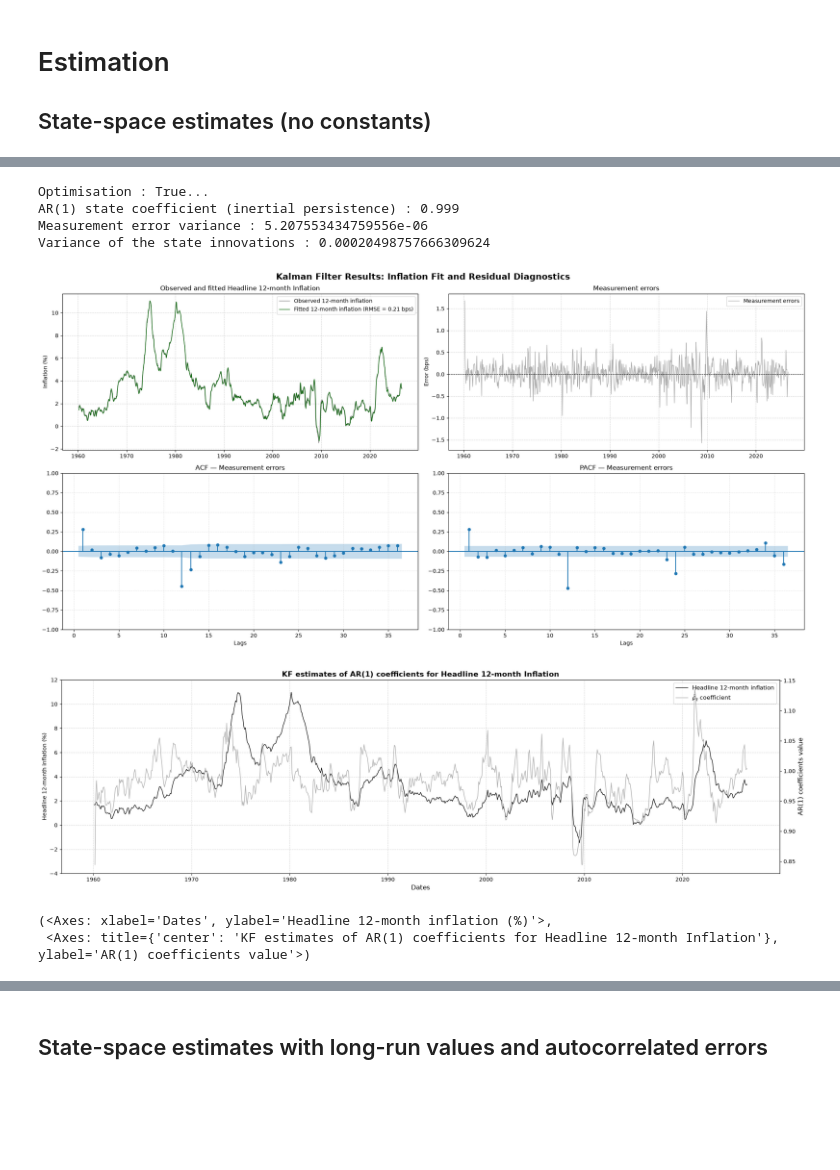
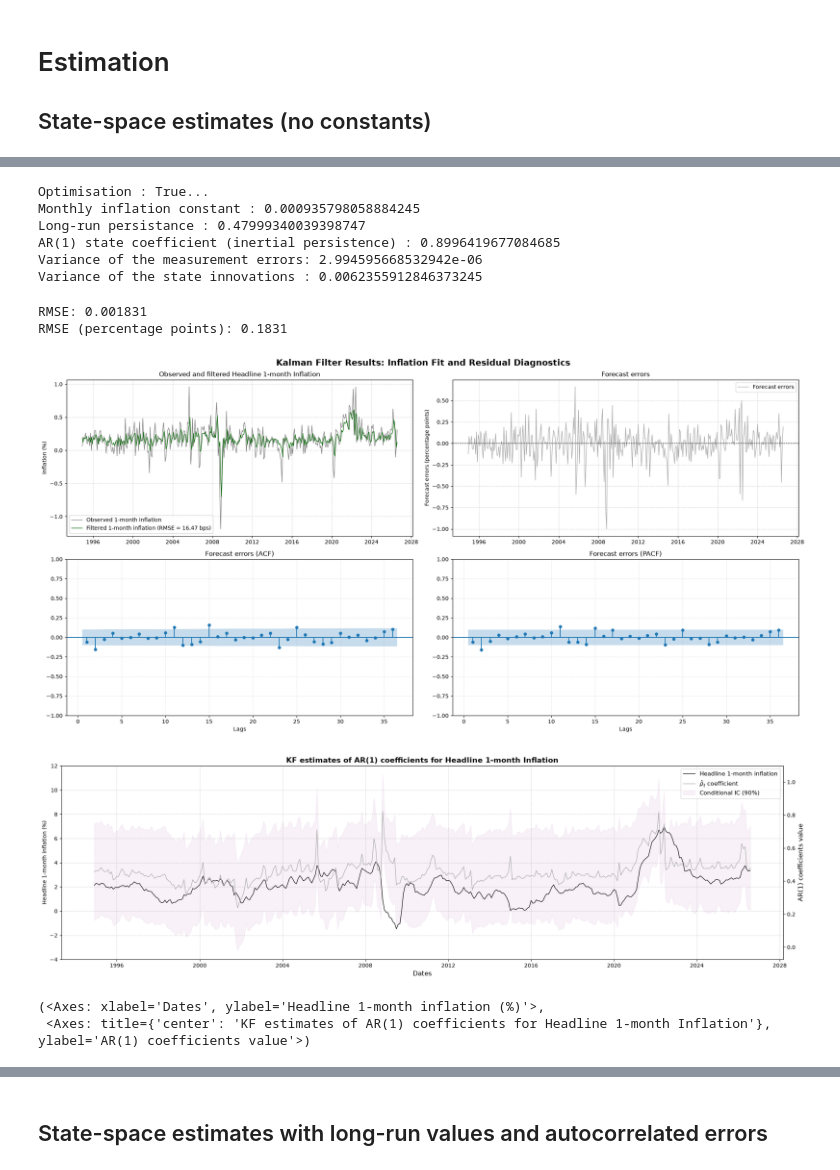
Before and after one commit to Lea-Gosselin/ismi-index, a Jupyter notebook: StateSpaceUS.ipynb, the cells around one changed output, grey strips where cells are left out. Saved outputs shown, nothing was run; the diff lists cells and outputs as text; code cells hidden in the pictures; blank space fills up the shorter version.

```diff
--- a/StateSpaceUS.ipynb
+++ b/StateSpaceUS.ipynb
@@ -16 +16,10 @@ import ruptures as rpt
+# %%
+# Import configuration variables...
+from pathlib import Path
+import yaml
+
+with open(Path("config") / "US.yaml") as f:
+    config = yaml.safe_load(f)
+
+print(config["data"]["level"])  # 3
 # %% [markdown]
@@ -18,8 +27,10 @@ import ruptures as rpt
 ## Setting
 # %%
 ### Import data / Settings
+#   niv : Level of disaggregation (PCE NIPA)
+#   lag : 1 for first-difference PCE, 12 for year-on-year inflation
 niv = '2'
-lag = 12
+lag = 1
 
 # Unchained other items
 dfICP = pd.read_parquet(f"input/USItemsLvl{niv}.parquet")
@@ -36,6 +47,11 @@ if niv=='4':
     colToDrop = ["Internet access (72)","Video and audio streaming and rental"]
     dI = dI.loc[:, ~dI.columns.isin(colToDrop)]
     dfW = dfW.loc[:, ~dfW.columns.isin(colToDrop)]
+# %%
+# Resize the sample
+sDate = "1994-11-01 00:00:00"
+dICP = dICP[dICP.index >= sDate]
+headlineYoy = headlineYoy[headlineYoy.index >= sDate]
 # %% [markdown]
 ## Data
 # %%
@@ -69,13 +193,14 @@ plt.show()
 pi = dICP.iloc[:,0].values       # Inflation rate
 # %%
 # Without long-run values
-cMu=False
-cRho=False
+cMu=True
+cRho=True
 
 # Initial parameters ; Headline
 F = 0.9
-D = pi.std()
-B = 0.2
+D = 1
+B = 1
+mu = 0.0017
+rho_bar = 0.48
 
-X0 = [F, D, B]
-# mu, rho_bar, F, H, Q = kalAlgoSimple.get_parameters(X0, cMu, cRho)
+X0 = [mu, rho_bar, F, D, B]
@@ -86,26 +228,38 @@ res = kalAlgoSimple.optNegLogLike(X0, pi, cMu, cRho)
 # Get parameters...
 print(f"Optimisation : {res['success']}...")
 mu, rho_bar, F, H, Q = kalAlgoSimple.get_parameters(res.x, cMu, cRho)
+print(f"Monthly inflation constant : {mu}")
+print(f"Long-run persistance : {rho_bar}")
 print(f"AR(1) state coefficient (inertial persistence) : {F}")
-print(f"Measurement error variance : {H}")
+print(f"Variance of the measurement errors: {H}")
 print(f"Variance of the state innovations : {Q}")
 # %% [output]
 Optimisation : True...
-AR(1) state coefficient (inertial persistence) : 0.999
-Measurement error variance : 5.207553434759556e-06
-Variance of the state innovations : 0.00020498757666309624
+Monthly inflation constant : 0.000935798058884245
+Long-run persistance : 0.47999340039398747
+AR(1) state coefficient (inertial persistence) : 0.8996419677084685
+Variance of the measurement errors: 2.994595668532942e-06
+Variance of the state innovations : 0.0062355912846373245
 # %%
 # Filter...
 results = kalAlgoSimple.kalman_filter_inflation(res.x, pi, cMu, cRho, False)
+# %%
+rmse = np.sqrt(np.mean(results["Err"]**2))
+
+print(f"RMSE: {rmse:.6f}")
+print(f"RMSE (percentage points): {rmse * 100:.4f}")
+# %% [output]
+RMSE: 0.001831
+RMSE (percentage points): 0.1831
 # %%
 # Inflation fit and diagnostic on residuals
-figures.plotFourFrames(results, dI.index[1:], lag=lag)
+figures.plotFourFrames(results, dICP.index[1:], lag=lag)
 # %% [output]
-[figure, old version]
+[figure, new version]
 # %%
 # Rolling persistance coefficient since 1959 against headline PCE
-figures.plotHeadlineRho(results, dI.index[1:], lag)
+figures.plotHeadlineRho(results, headlineYoy[1:], dICP.index[1:], lag)
 # %% [output]
-[figure, old version]
+[figure, new version]
-(<Axes: xlabel='Dates', ylabel='Headline 12-month inflation (%)'>,
- <Axes: title={'center': 'KF estimates of AR(1) coefficients for Headline 12-month Inflation'}, ylabel='AR(1) coefficients value'>)
+(<Axes: xlabel='Dates', ylabel='Headline 1-month inflation (%)'>,
+ <Axes: title={'center': 'KF estimates of AR(1) coefficients for Headline 1-month Inflation'}, ylabel='AR(1) coefficients value'>)
```
Also changed, not shown: parts of 23 cells of this notebook, 31 other files.
